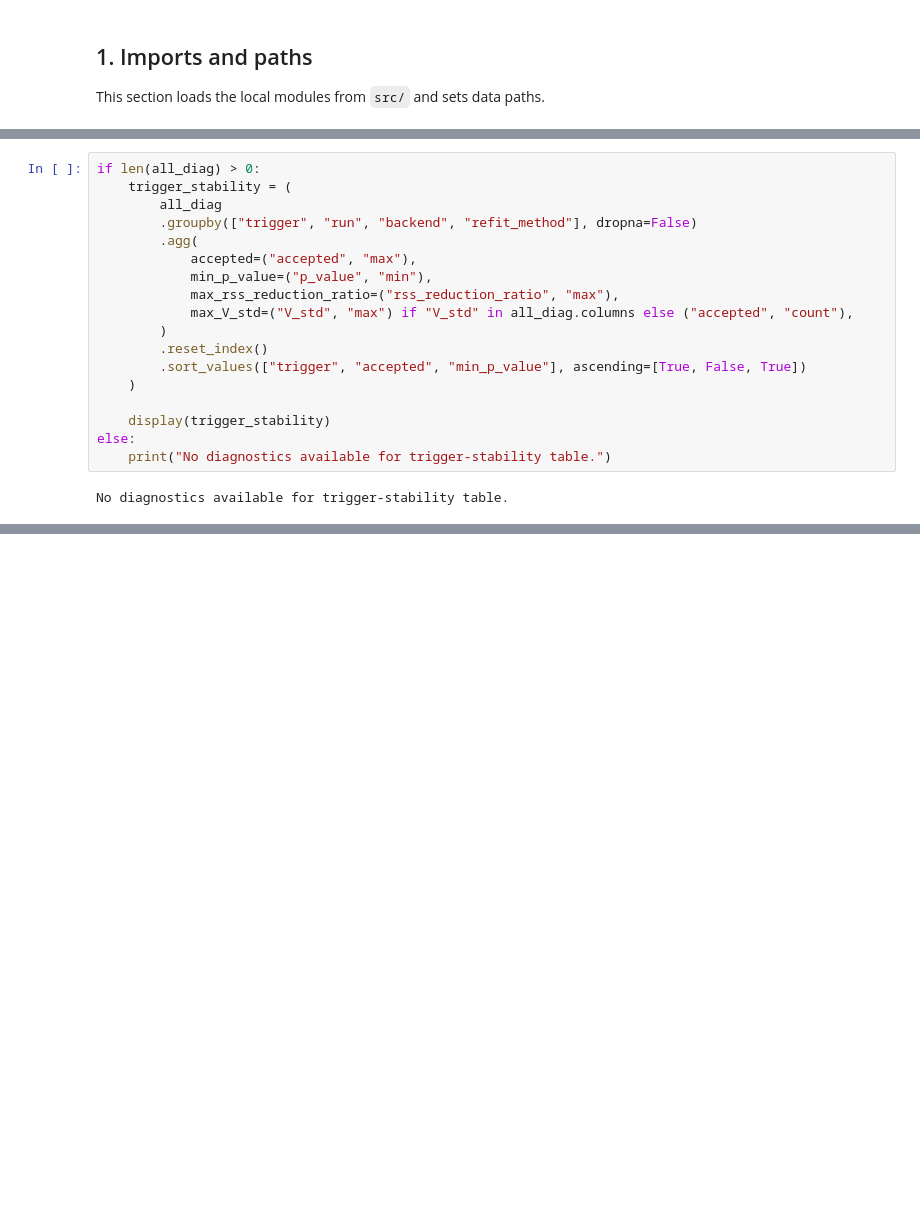
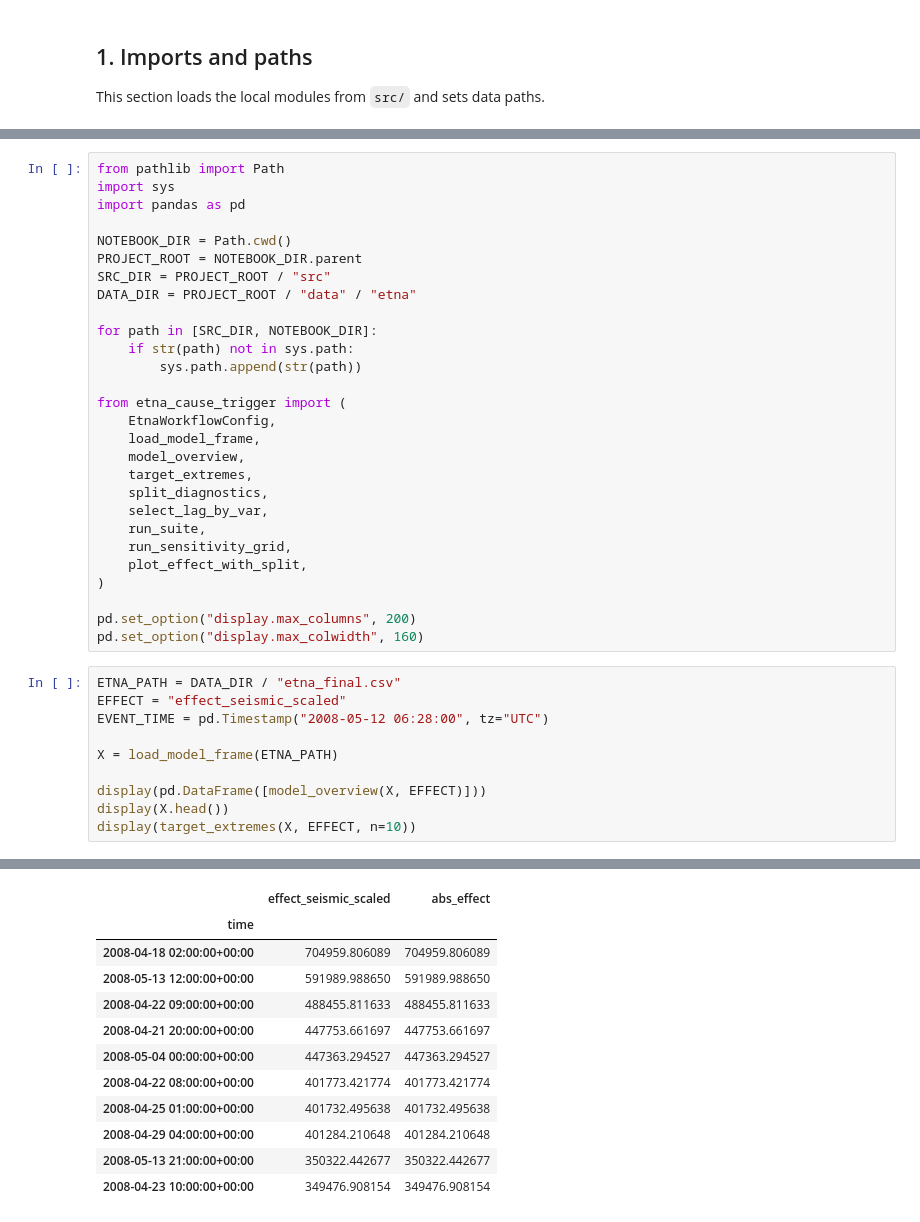
Before and after one commit to alectois/Distinguishing-Causes-and-Triggers-in-Volcanic-and-Seismic-Processes, a Jupyter notebook: notebooks/etna_cause_trigger.ipynb, the cells around one changed output, grey strips where cells are left out. Drawn from its saved outputs; the diff is of its cells as text; blank space fills up the shorter version.

```diff
--- a/notebooks/etna_cause_trigger.ipynb
+++ b/notebooks/etna_cause_trigger.ipynb
@@ -1168,20 +12,39 @@ sensitivity_robust_df = run_sensitivity_grid(
-# %%
-if len(all_diag) > 0:
-    trigger_stability = (
-        all_diag
-        .groupby(["trigger", "run", "backend", "refit_method"], dropna=False)
-        .agg(
-            accepted=("accepted", "max"),
-            min_p_value=("p_value", "min"),
-            max_rss_reduction_ratio=("rss_reduction_ratio", "max"),
-            max_V_std=("V_std", "max") if "V_std" in all_diag.columns else ("accepted", "count"),
-        )
-        .reset_index()
-        .sort_values(["trigger", "accepted", "min_p_value"], ascending=[True, False, True])
-    )
-
-    display(trigger_stability)
-else:
-    print("No diagnostics available for trigger-stability table.")
-# %% [output]
-No diagnostics available for trigger-stability table.
+# %%
+from pathlib import Path
+import sys
+import pandas as pd
+
+NOTEBOOK_DIR = Path.cwd()
+PROJECT_ROOT = NOTEBOOK_DIR.parent
+SRC_DIR = PROJECT_ROOT / "src"
+DATA_DIR = PROJECT_ROOT / "data" / "etna"
+
+for path in [SRC_DIR, NOTEBOOK_DIR]:
+    if str(path) not in sys.path:
+        sys.path.append(str(path))
+
+from etna_cause_trigger import (
+    EtnaWorkflowConfig,
+    load_model_frame,
+    model_overview,
+    target_extremes,
+    split_diagnostics,
+    select_lag_by_var,
+    run_suite,
+    run_sensitivity_grid,
+    plot_effect_with_split,
+)
+
+pd.set_option("display.max_columns", 200)
+pd.set_option("display.max_colwidth", 160)
+# %%
+ETNA_PATH = DATA_DIR / "etna_final.csv"
+EFFECT = "effect_seismic_scaled"
+EVENT_TIME = pd.Timestamp("2008-05-12 06:28:00", tz="UTC")
+
+X = load_model_frame(ETNA_PATH)
+
+display(pd.DataFrame([model_overview(X, EFFECT)]))
+display(X.head())
+display(target_extremes(X, EFFECT, n=10))
+# %% [output]
@@ -1187,0 +60,12 @@ No diagnostics available for trigger-stability table.
+|  | effect_seismic_scaled | abs_effect |
+| time |  |  |
+| 2008-04-18 02:00:00+00:00 | 704959.806089 | 704959.806089 |
+| 2008-05-13 12:00:00+00:00 | 591989.988650 | 591989.988650 |
+| 2008-04-22 09:00:00+00:00 | 488455.811633 | 488455.811633 |
+| 2008-04-21 20:00:00+00:00 | 447753.661697 | 447753.661697 |
+| 2008-05-04 00:00:00+00:00 | 447363.294527 | 447363.294527 |
+| 2008-04-22 08:00:00+00:00 | 401773.421774 | 401773.421774 |
+| 2008-04-25 01:00:00+00:00 | 401732.495638 | 401732.495638 |
+| 2008-04-29 04:00:00+00:00 | 401284.210648 | 401284.210648 |
+| 2008-05-13 21:00:00+00:00 | 350322.442677 | 350322.442677 |
+| 2008-04-23 10:00:00+00:00 | 349476.908154 | 349476.908154 |
```
Also changed, not shown: parts of 41 cells of this notebook, 22 other files.
